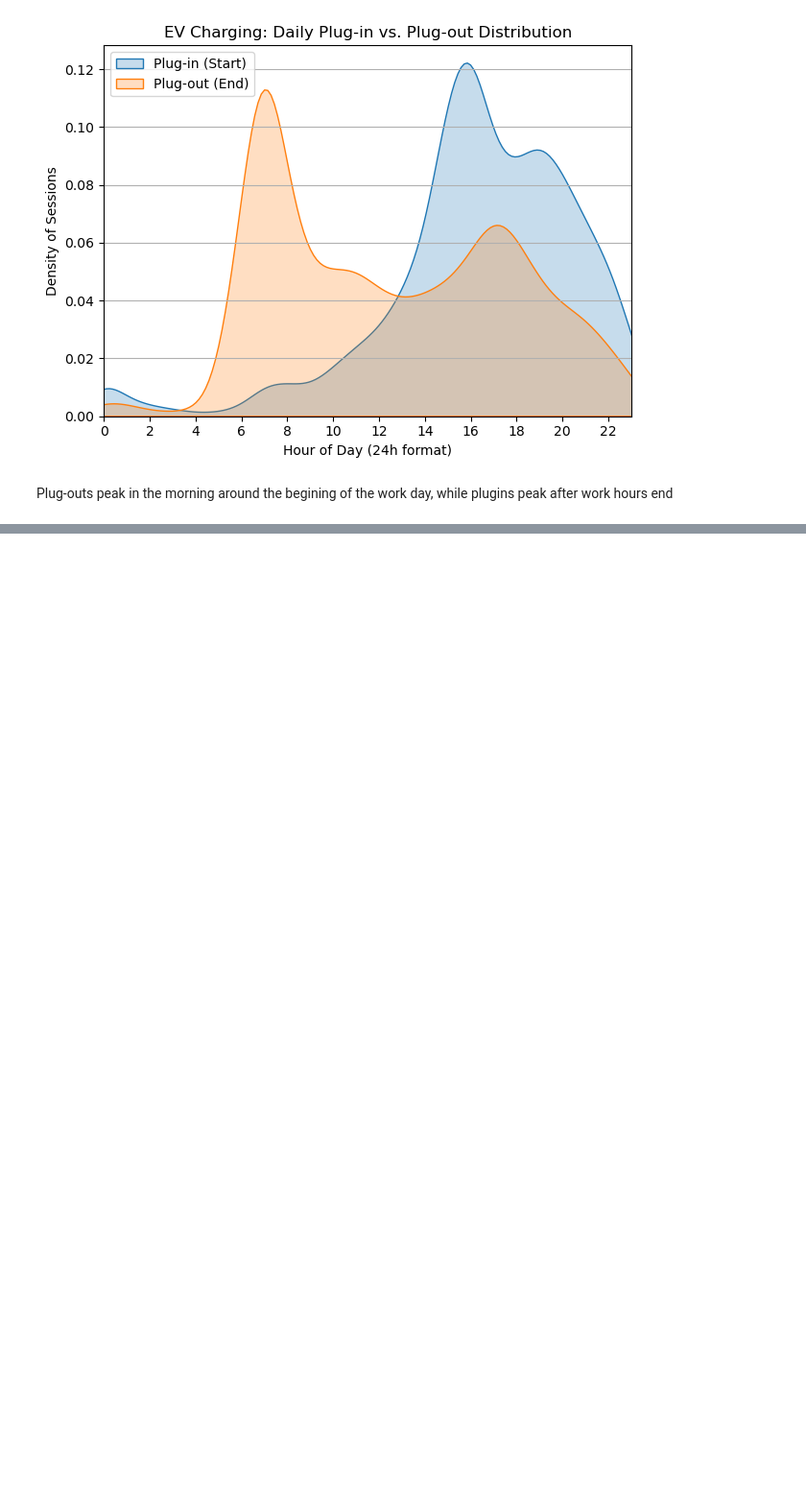
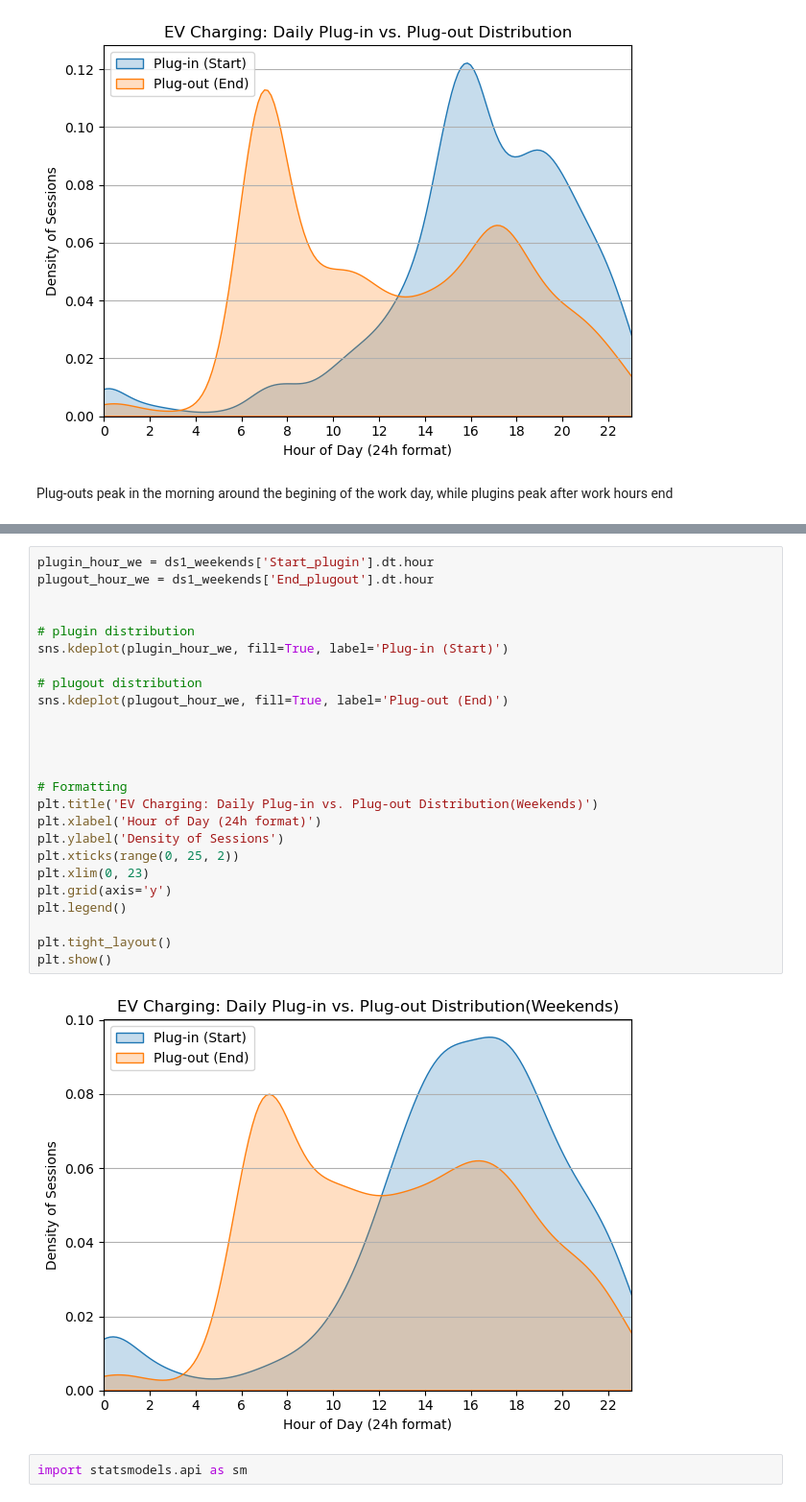
Before and after one commit to wlu-labs/research-students-Zenith78, a Jupyter notebook: notebooks/110923_implementation.ipynb, the cells around one changed output, grey strips where cells are left out. Shown at 96% size. Saved outputs shown, nothing was run; the diff lists cells and outputs as text; blank space fills up the shorter version.

```diff
--- a/notebooks/110923_implementation.ipynb
+++ b/notebooks/110923_implementation.ipynb
@@ -89,0 +129,29 @@ Plug-outs peak in the morning around the begining of the work day, while plugins
+# %%
+plugin_hour_we = ds1_weekends['Start_plugin'].dt.hour
+plugout_hour_we = ds1_weekends['End_plugout'].dt.hour
+
+
+# plugin distribution
+sns.kdeplot(plugin_hour_we, fill=True, label='Plug-in (Start)')
+
+# plugout distribution
+sns.kdeplot(plugout_hour_we, fill=True, label='Plug-out (End)')
+
+
+
+
+# Formatting
+plt.title('EV Charging: Daily Plug-in vs. Plug-out Distribution(Weekends)')
+plt.xlabel('Hour of Day (24h format)')
+plt.ylabel('Density of Sessions')
+plt.xticks(range(0, 25, 2))
+plt.xlim(0, 23)
+plt.grid(axis='y')
+plt.legend()
+
+plt.tight_layout()
+plt.show()
+# %% [output]
+[figure, added]
+# %%
+import statsmodels.api as sm
```
Also changed, not shown: parts of 11 cells of this notebook.
